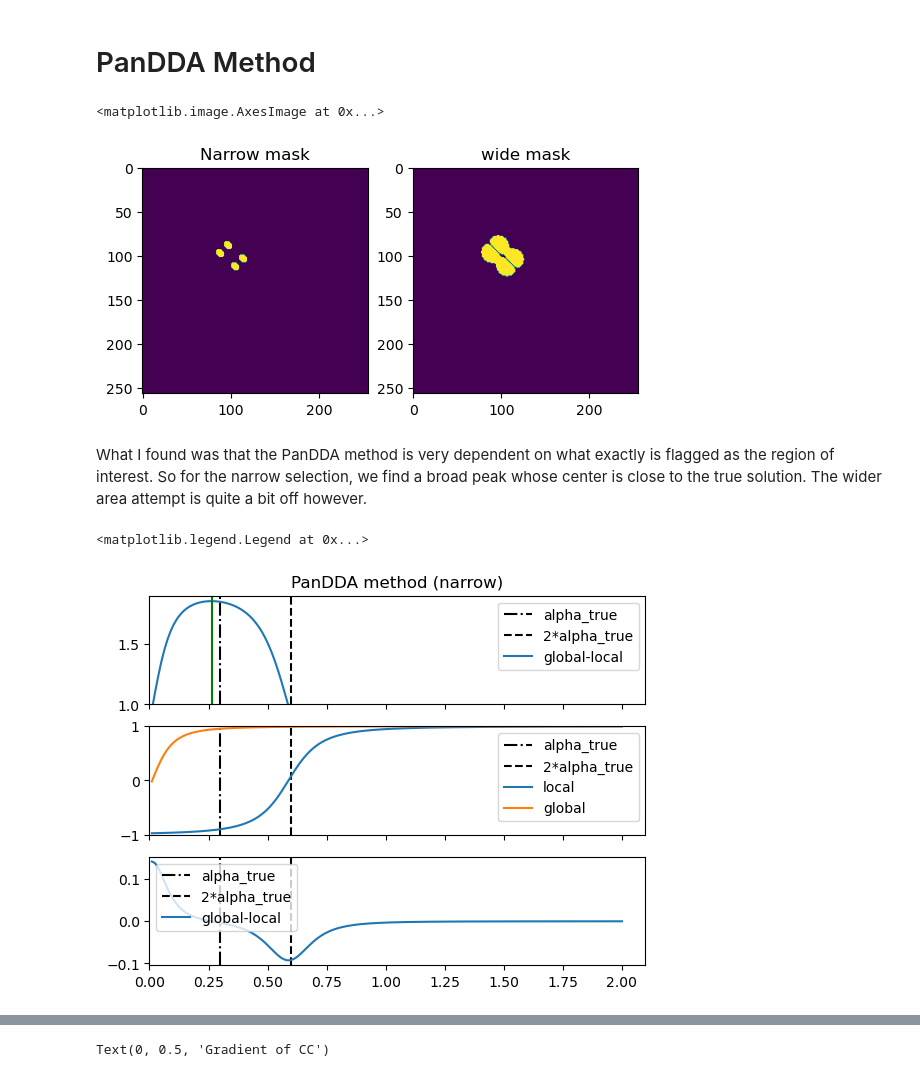
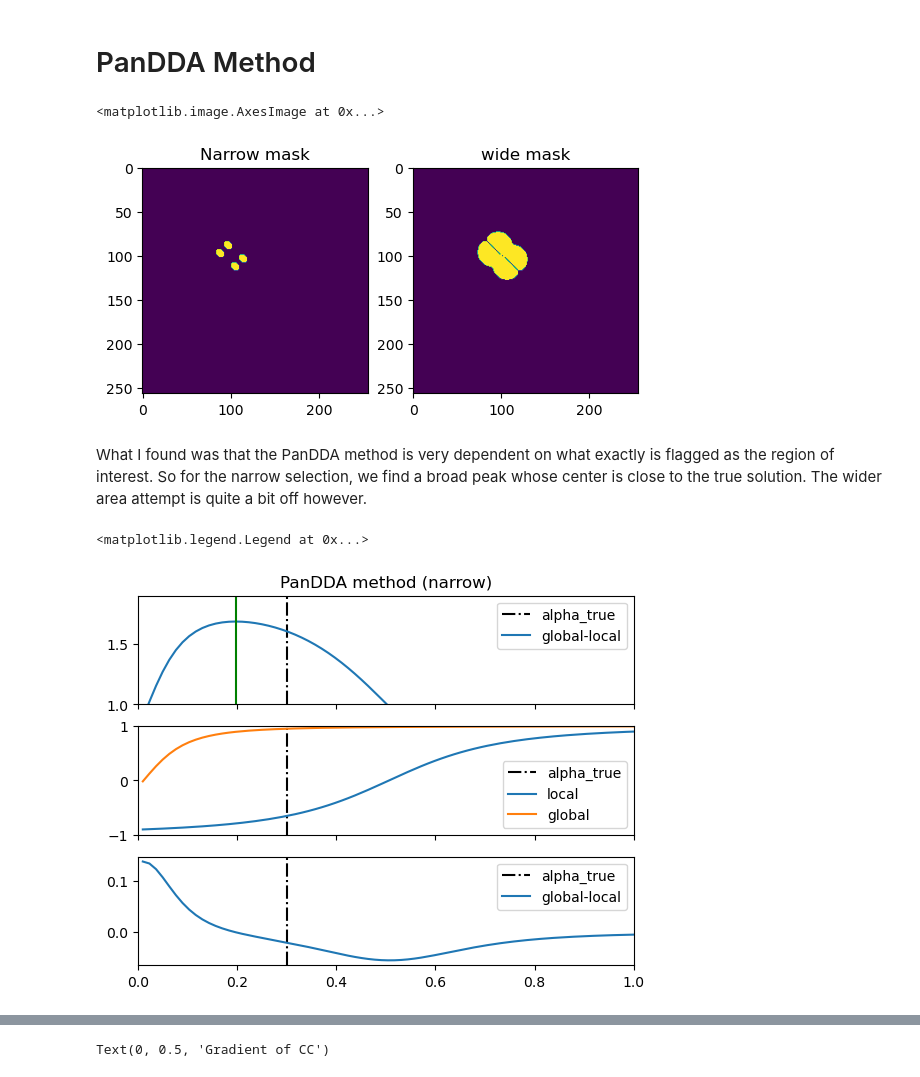
Before and after one commit to cvazz/occupancy-estimation, a Jupyter notebook: occupancy-basic.ipynb, the cells around one changed output, grey strips where cells are left out. Cells and saved outputs as stored; diff of their text form; code cells hidden in the pictures.

```diff
--- a/occupancy-basic.ipynb
+++ b/occupancy-basic.ipynb
@@ -148,9 +155,10 @@ First I define a region of interest. Plots didn't change much based on whether I
 # %%
 delta_obj = alpha*(obj1-obj0)
-mask_pks = np.abs(delta_obj)>0.001
+mask_pks = np.abs(delta_obj)>0.0005
 fig, axs = plt.subplots(1,1)
 # ax = axs[0]
 axs.imshow(mask_pks)
+axs.set_title("Mask for Xtrapol8")
 # ax = axs[1]
 # ax.imshow(mask_pks)
 # %% [output]
@@ -311,7 +385,7 @@ In this version it seems slightly off, but my eye would be too.
 # %%
 delta_obj = alpha*(obj1-obj0)
 mask_pks_strict = np.abs(delta_obj)>0.001
-mask_pks_lax = np.abs(delta_obj)>0.0001
+mask_pks_lax = np.abs(delta_obj)>0.00001
 fig, axs = plt.subplots(1,2)
 ax = axs[0]
 ax.set_title("Narrow mask")
@@ -323,41 +397,38 @@ ax.imshow(mask_pks_lax)
 # ax.imshow(mask_pks)
 # %% [output]
 <matplotlib.image.AxesImage at 0x...>
-[figure, old version]
+[figure, new version]
 # %% [markdown]
 What I found was that the PanDDA method is very dependent on what exactly is flagged as the region of interest. So for the narrow selection, we find a broad peak whose center is close to the true solution. The wider area attempt is quite a bit off however.
 # %%
 alpha_xtrs = np.linspace(1e-2,2,150 )
 f_xtrs = make_f_xtr(alpha_xtrs, f_dark, f_light, np.angle(f_dark),  version=1, noise_level=0)
 mean_local, mean_global = pandda(f_dark, f_xtrs, mask_pks)
 fig, axs = plt.subplots(3, sharex=True)
 ax = axs[0]
 ax.axvline(alpha,c="k", linestyle="-.", label="alpha_true")
-ax.axvline(alpha*2,c="k", linestyle="--", label="2*alpha_true")
 ax.plot(alpha_xtrs,+mean_global-mean_local, label="global-local")
 pk_val_narrow = alpha_xtrs[np.argmax(mean_global-mean_local)]
 ax.axvline(pk_val_narrow, color="green")
 md = mean_global-mean_local
 # print(md[md>=1.8])
 ax.set_ylim(1., 1.9)
 ax.legend()
 ax.set_title("PanDDA method (narrow)")
 ax = axs[1]
 ax.axvline(alpha,c="k", linestyle="-.", label="alpha_true")
-ax.axvline(alpha*2,c="k", linestyle="--", label="2*alpha_true")
 ax.plot(alpha_xtrs,mean_local, label="local")
 ax.plot(alpha_xtrs, mean_global,label="global")
 ax.set_ylim(-1,1)
 ax.legend()
 ax = axs[2]
 ax.axvline(alpha,c="k", linestyle="-.", label="alpha_true")
-ax.axvline(alpha*2,c="k", linestyle="--", label="2*alpha_true")
 ax.plot(alpha_xtrs,+np.gradient(mean_global-mean_local), label="global-local")
-ax.set_xlim(0,None)
+ax.set_xlim(0,1)
 ax.legend()
 # %% [output]
 <matplotlib.legend.Legend at 0x...>
-[figure, old version]
+[figure, new version]
 # %%
 alpha_xtrs = np.linspace(1e-2,2,150 )
 f_xtrs = make_f_xtr(alpha_xtrs, f_dark, f_light, np.angle(f_dark),  version=1, noise_level=0)
```
Also changed, not shown: parts of 20 cells of this notebook.
